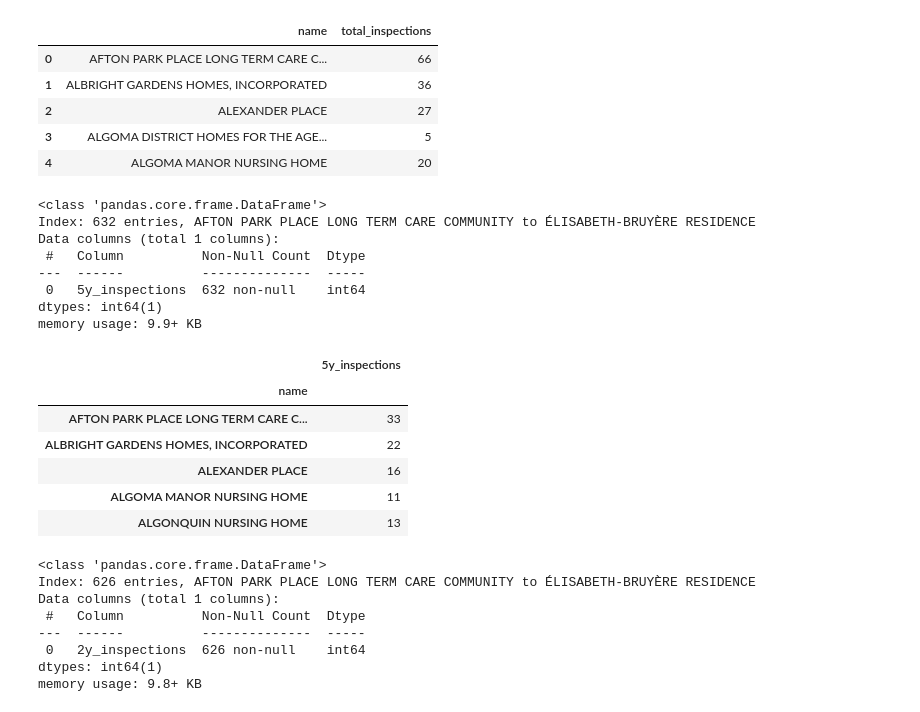
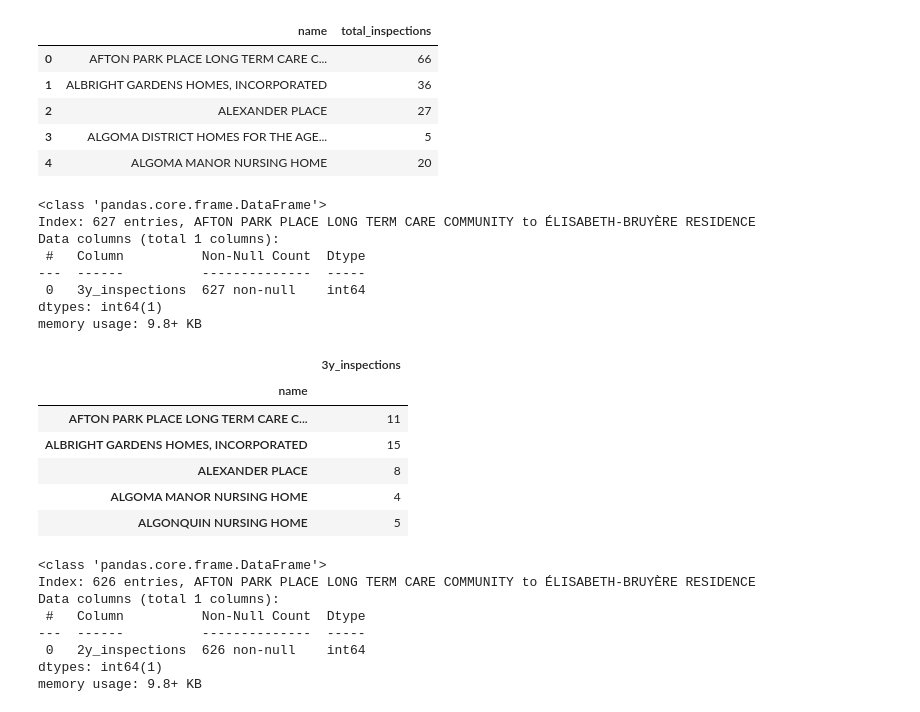
Before and after one commit to nganlyle/wrangle_covid, a Jupyter notebook: LTChomes_analysis_ON/webscraping/LTCgen_data_process.ipynb, the cells around one changed output. Saved outputs shown, nothing was run; the diff lists cells and outputs as text; code cells hidden in the pictures.

```diff
--- a/LTChomes_analysis_ON/webscraping/LTCgen_data_process.ipynb
+++ b/LTChomes_analysis_ON/webscraping/LTCgen_data_process.ipynb
@@ -212,29 +212,29 @@ memory usage: 10.2+ KB
 | 3 | ALGOMA DISTRICT HOMES FOR THE AGE... | 5 |
 | 4 | ALGOMA MANOR NURSING HOME | 20 |
 # %%
-# filter for inspections in last 5y - Jan 2015 to end date
-df_5y = inspect[(inspect['inspection_dates'] > '2014-12-31') & (inspect['inspection_dates'] < end_date)]
+# filter for inspections in last 3y - Jan 2017 to end date
+df_3y = inspect[(inspect['inspection_dates'] > '2016-12-31') & (inspect['inspection_dates'] < end_date)]
 
-# create df with number of inspections in the last 5 years
-df_5y = df_5y.groupby(['name']).size().to_frame('5y_inspections')
-df_5y.info()
-df_5y.head()
+# create df with number of inspections in the last 3 years
+df_3y = df_3y.groupby(['name']).size().to_frame('3y_inspections')
+df_3y.info()
+df_3y.head()
 # %% [output]
 <class 'pandas.core.frame.DataFrame'>
-Index: 632 entries, AFTON PARK PLACE LONG TERM CARE COMMUNITY to ÉLISABETH-BRUYÈRE RESIDENCE
+Index: 627 entries, AFTON PARK PLACE LONG TERM CARE COMMUNITY to ÉLISABETH-BRUYÈRE RESIDENCE
 Data columns (total 1 columns):
  #   Column          Non-Null Count  Dtype
 ---  ------          --------------  -----
- 0   5y_inspections  632 non-null    int64
+ 0   3y_inspections  627 non-null    int64
 dtypes: int64(1)
-memory usage: 9.9+ KB
+memory usage: 9.8+ KB
-|  | 5y_inspections |
+|  | 3y_inspections |
 | name |  |
-| AFTON PARK PLACE LONG TERM CARE C... | 33 |
-| ALBRIGHT GARDENS HOMES, INCORPORATED | 22 |
-| ALEXANDER PLACE | 16 |
-| ALGOMA MANOR NURSING HOME | 11 |
-| ALGONQUIN NURSING HOME | 13 |
+| AFTON PARK PLACE LONG TERM CARE C... | 11 |
+| ALBRIGHT GARDENS HOMES, INCORPORATED | 15 |
+| ALEXANDER PLACE | 8 |
+| ALGOMA MANOR NURSING HOME | 4 |
+| ALGONQUIN NURSING HOME | 5 |
 # %%
 # filter for inspections in last 2y - Jan 2018 to end date
 df_2y = inspect[(inspect['inspection_dates'] > '2017-12-31') & (inspect['inspection_dates'] < end_date)]
```
Also changed, not shown: parts of 15 cells of this notebook, 10 other files.
